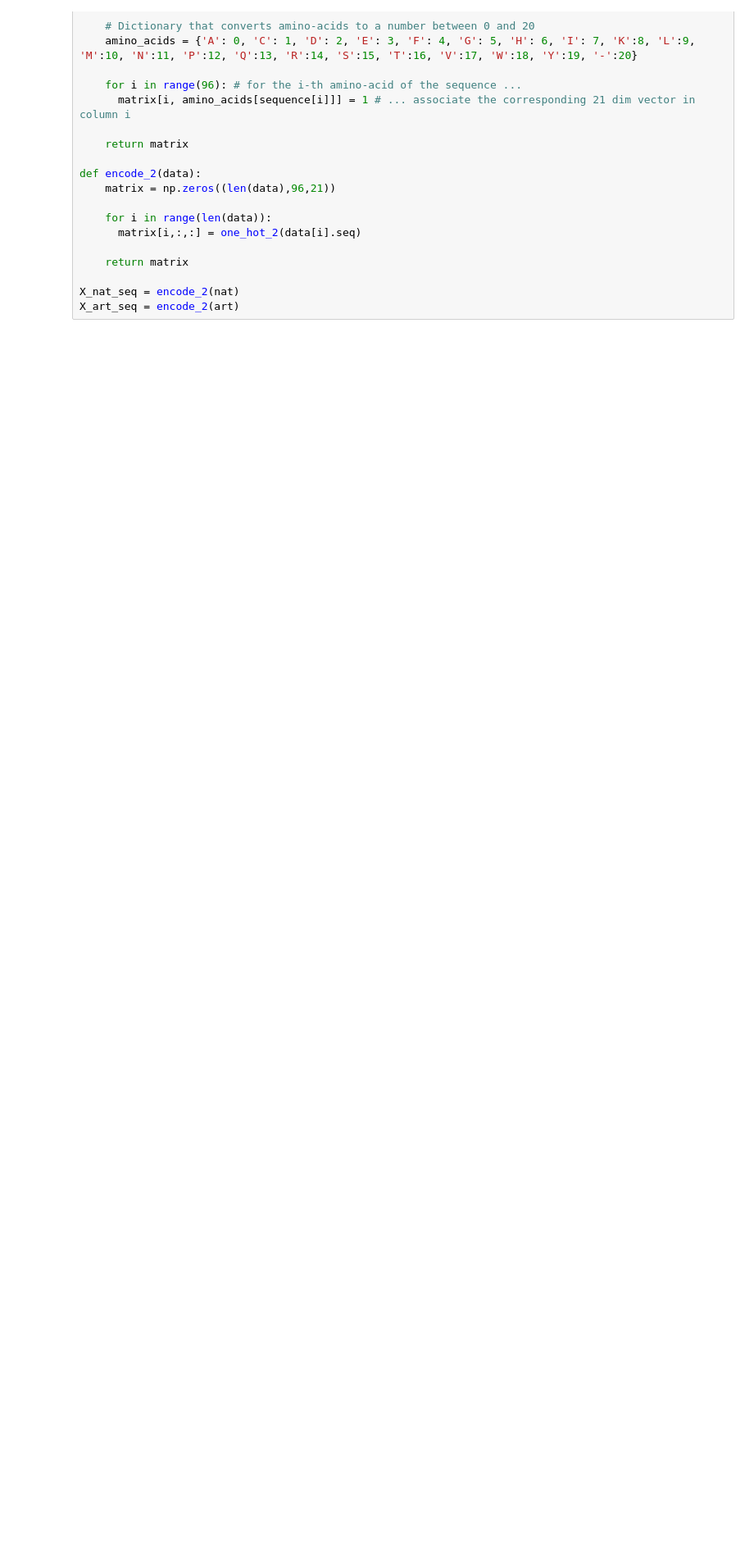
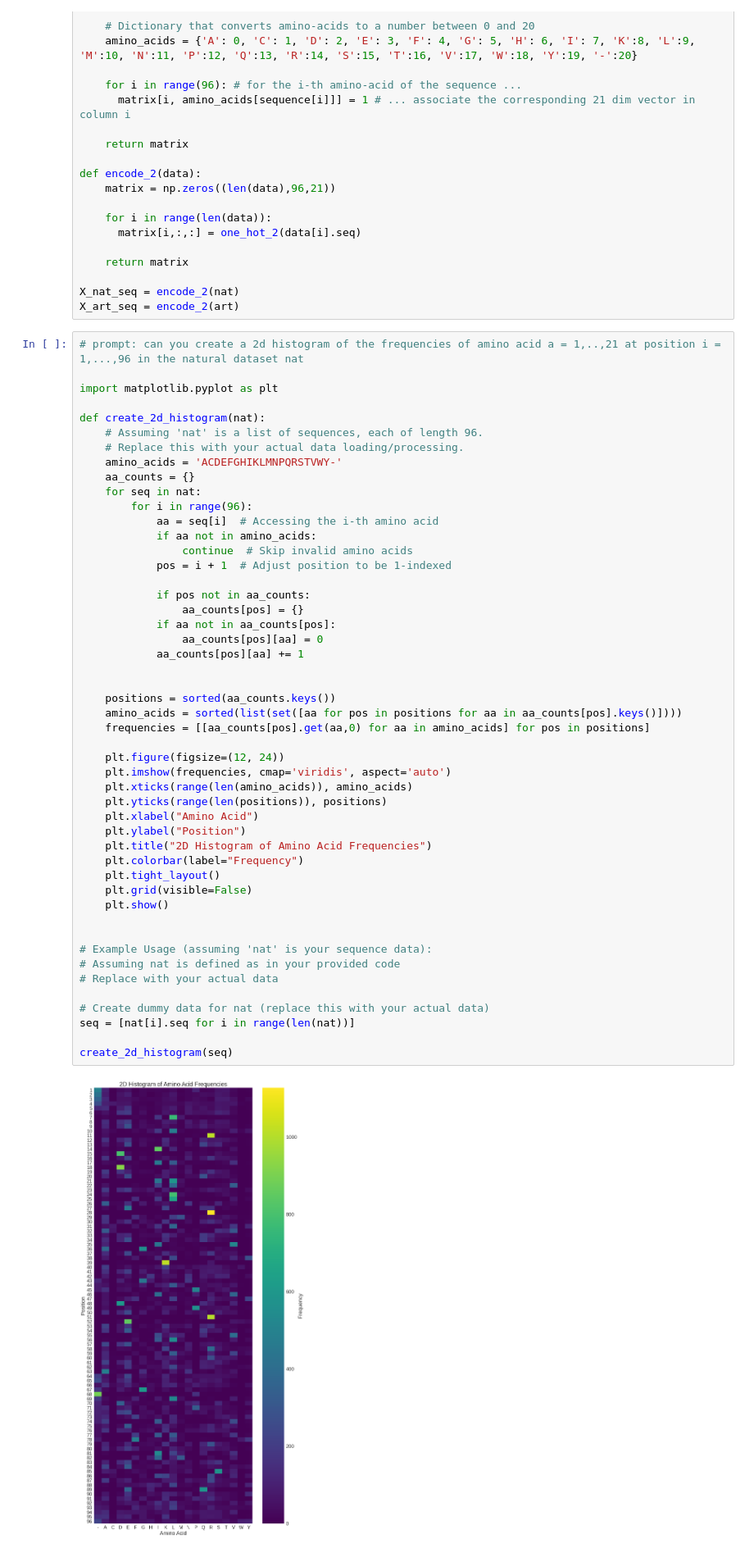
Before and after one commit to vicdlp/CS_project, a Jupyter notebook: CS_project.ipynb, the cells around one changed output. Shown at 82% size. Saved outputs shown, nothing was run; the diff lists cells and outputs as text; blank space fills up the shorter version.

```diff
--- a/CS_project.ipynb
+++ b/CS_project.ipynb
@@ -734,6 +734,57 @@ def encode_2(data):
 
 X_nat_seq = encode_2(nat)
 X_art_seq = encode_2(art)
+# %%
+# prompt: can you create a 2d histogram of the frequencies of amino acid a = 1,..,21 at position i = 1,...,96 in the natural dataset nat
+
+import matplotlib.pyplot as plt
+
+def create_2d_histogram(nat):
+    # Assuming 'nat' is a list of sequences, each of length 96.
+    # Replace this with your actual data loading/processing.
+    amino_acids = 'ACDEFGHIKLMNPQRSTVWY-'
+    aa_counts = {}
+    for seq in nat:
+        for i in range(96):
+            aa = seq[i]  # Accessing the i-th amino acid
+            if aa not in amino_acids:
+                continue  # Skip invalid amino acids
+            pos = i + 1  # Adjust position to be 1-indexed
+
+            if pos not in aa_counts:
+                aa_counts[pos] = {}
+            if aa not in aa_counts[pos]:
+                aa_counts[pos][aa] = 0
+            aa_counts[pos][aa] += 1
+
+
+    positions = sorted(aa_counts.keys())
+    amino_acids = sorted(list(set([aa for pos in positions for aa in aa_counts[pos].keys()])))
+    frequencies = [[aa_counts[pos].get(aa,0) for aa in amino_acids] for pos in positions]
+
+    plt.figure(figsize=(12, 24))
+    plt.imshow(frequencies, cmap='viridis', aspect='auto')
+    plt.xticks(range(len(amino_acids)), amino_acids)
+    plt.yticks(range(len(positions)), positions)
+    plt.xlabel("Amino Acid")
+    plt.ylabel("Position")
+    plt.title("2D Histogram of Amino Acid Frequencies")
+    plt.colorbar(label="Frequency")
+    plt.tight_layout()
+    plt.grid(visible=False)
+    plt.show()
+
+
+# Example Usage (assuming 'nat' is your sequence data):
+# Assuming nat is defined as in your provided code
+# Replace with your actual data
+
+# Create dummy data for nat (replace this with your actual data)
+seq = [nat[i].seq for i in range(len(nat))]
+
+create_2d_histogram(seq)
+# %% [output]
+[figure, added]
 # %%
 def plot_amino_acid_frequencies(nat_sequences, art_sequences):
     """
```
Also changed, not shown: parts of 8 cells of this notebook.
